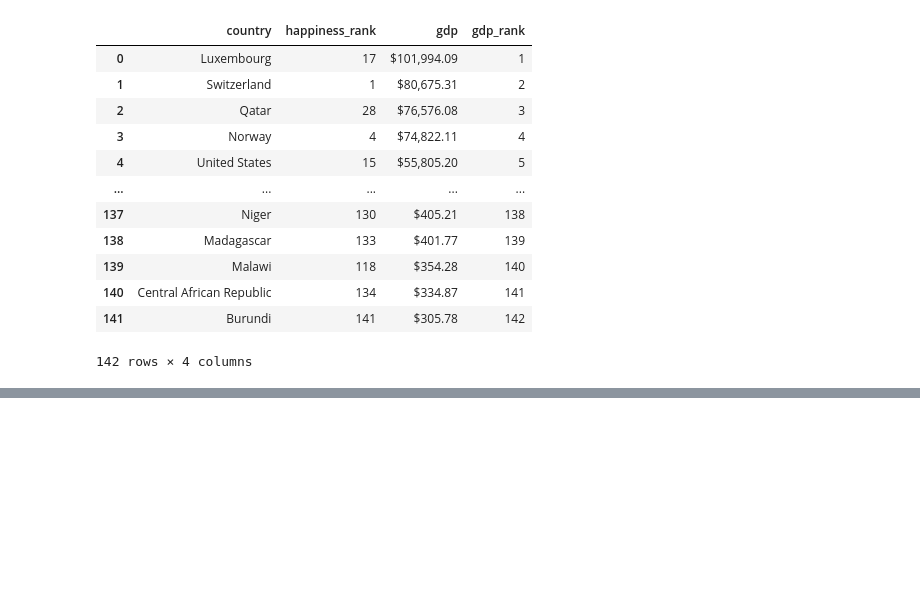
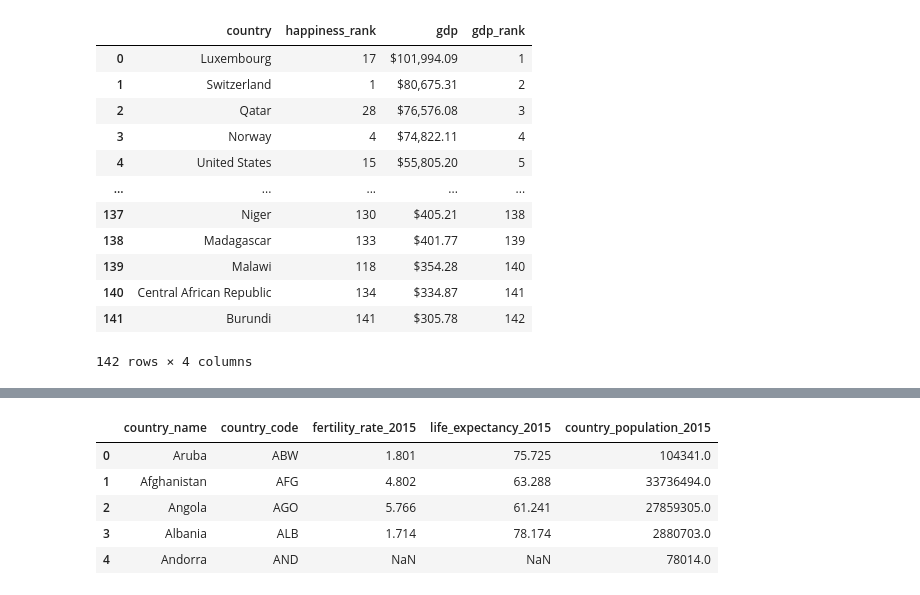
Before and after one commit to Jinzi860209/ETL-Project, a Jupyter notebook: etl_final.ipynb, the cells around one changed output, grey strips where cells are left out. Drawn from its saved outputs; the diff is of its cells as text; code cells hidden in the pictures; blank space fills up the shorter version.

```diff
--- a/etl_final.ipynb
+++ b/etl_final.ipynb
@@ -461,3 +461,6 @@ merge_data.to_csv("./Export/WorldBankData.csv", index=False)
 gdp_mon.to_csv("./Export/GDPmon.csv", index=False)
 happiness_transformed.to_csv("./Export/HappinessTransformed.csv", index=False)
 country_code_df.to_csv("./Export/CountryCode.csv", index=False)
+# %%
+rds_connection_string = "postgres:postgres@localhost:5432/etl_db"
+engine = create_engine(f'postgresql://{rds_connection_string}')
@@ -463,0 +492,9 @@ country_code_df.to_csv("./Export/CountryCode.csv", index=False)
+# %%
+pd.read_sql_query('select * from merge_data ', con=engine).head()
+# %% [output]
+|  | country_name | country_code | fertility_rate_2015 | life_expectancy_2015 | сountry_population_2015 |
+| 0 | Aruba | ABW | 1.801 | 75.725 | 104341.0 |
+| 1 | Afghanistan | AFG | 4.802 | 63.288 | 33736494.0 |
+| 2 | Angola | AGO | 5.766 | 61.241 | 27859305.0 |
+| 3 | Albania | ALB | 1.714 | 78.174 | 2880703.0 |
+| 4 | Andorra | AND | NaN | NaN | 78014.0 |
```
Also changed, not shown: parts of 10 cells of this notebook, 2 other files.
